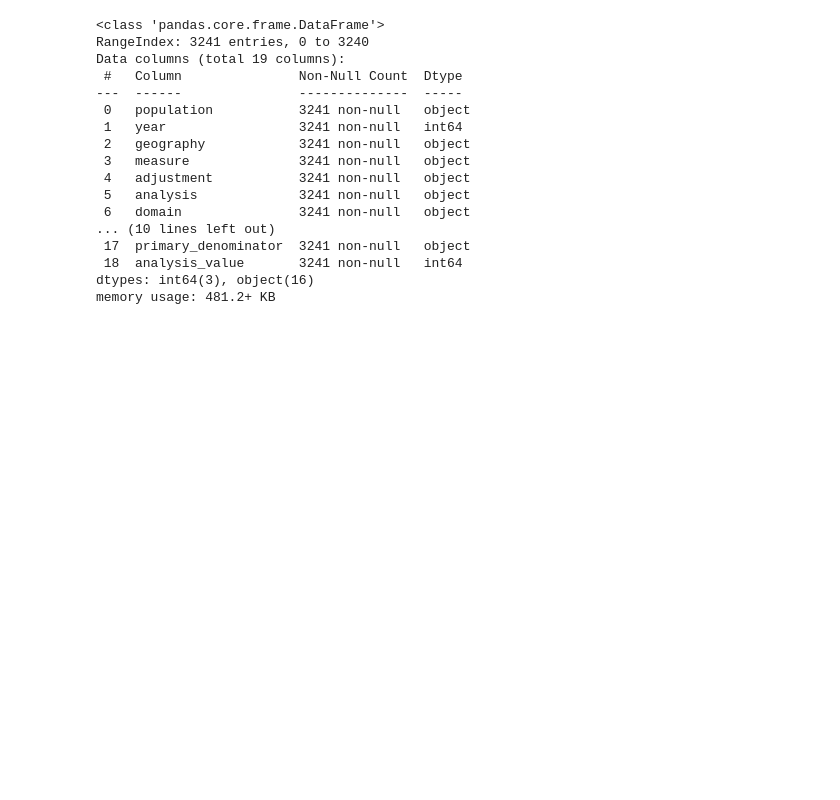
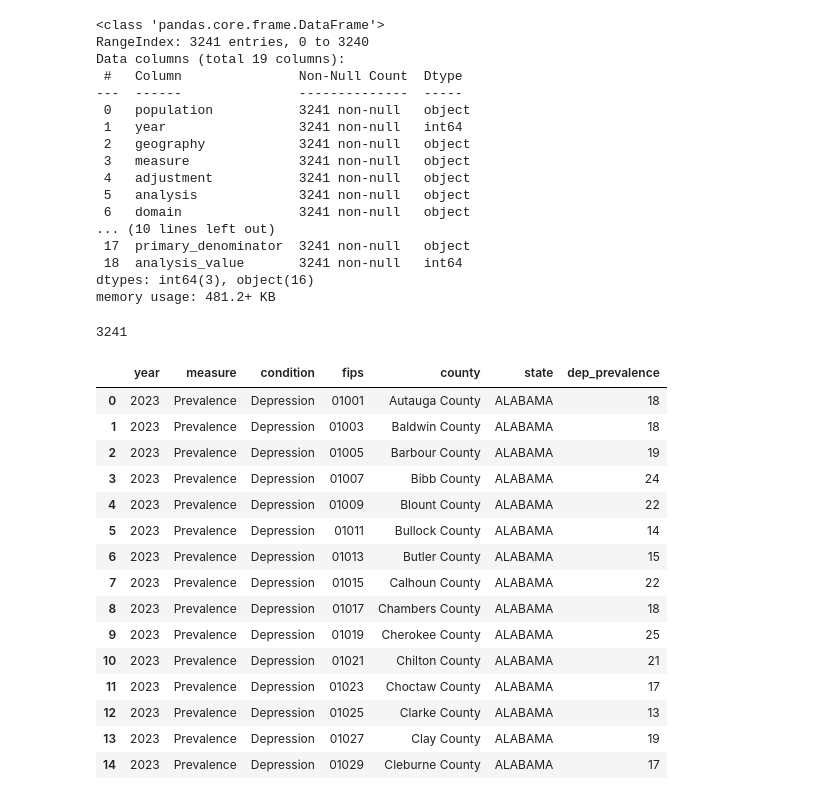
Before and after one commit to EZags/Milliman-Project-2025, a Jupyter notebook: 1_Data_Import_Clean.ipynb, the cells around one changed output. Drawn from its saved outputs; the diff is of its cells as text; code cells hidden in the pictures; blank space fills up the shorter version.

```diff
--- a/1_Data_Import_Clean.ipynb
+++ b/1_Data_Import_Clean.ipynb
@@ -38,3 +39,31 @@ Data columns (total 19 columns):
  18  analysis_value       3241 non-null   int64
 dtypes: int64(3), object(16)
 memory usage: 481.2+ KB
+# %%
+#Remove unnecessary columns in the depression prevalence DataFrame
+depression_prevalence.rename(columns={
+    'analysis_value' : "dep_prevalence",
+}, inplace=True)
+depression_prevalence = depression_prevalence[['year','measure','condition','fips','county','state','dep_prevalence']]
+depression_prevalence['fips'] = depression_prevalence['fips'].astype(str).str.zfill(5)
+
+print(depression_prevalence.shape[0])
+depression_prevalence.head(15)
+# %% [output]
+3241
+|  | year | measure | condition | fips | county | state | dep_prevalence |
+| 0 | 2023 | Prevalence | Depression | 01001 | Autauga County | ALABAMA | 18 |
+| 1 | 2023 | Prevalence | Depression | 01003 | Baldwin County | ALABAMA | 18 |
+| 2 | 2023 | Prevalence | Depression | 01005 | Barbour County | ALABAMA | 19 |
+| 3 | 2023 | Prevalence | Depression | 01007 | Bibb County | ALABAMA | 24 |
+| 4 | 2023 | Prevalence | Depression | 01009 | Blount County | ALABAMA | 22 |
+| 5 | 2023 | Prevalence | Depression | 01011 | Bullock County | ALABAMA | 14 |
+| 6 | 2023 | Prevalence | Depression | 01013 | Butler County | ALABAMA | 15 |
+| 7 | 2023 | Prevalence | Depression | 01015 | Calhoun County | ALABAMA | 22 |
+| 8 | 2023 | Prevalence | Depression | 01017 | Chambers County | ALABAMA | 18 |
+| 9 | 2023 | Prevalence | Depression | 01019 | Cherokee County | ALABAMA | 25 |
+| 10 | 2023 | Prevalence | Depression | 01021 | Chilton County | ALABAMA | 21 |
+| 11 | 2023 | Prevalence | Depression | 01023 | Choctaw County | ALABAMA | 17 |
+| 12 | 2023 | Prevalence | Depression | 01025 | Clarke County | ALABAMA | 13 |
+| 13 | 2023 | Prevalence | Depression | 01027 | Clay County | ALABAMA | 19 |
+| 14 | 2023 | Prevalence | Depression | 01029 | Cleburne County | ALABAMA | 17 |
```
Also changed, not shown: parts of 2 cells of this notebook.
